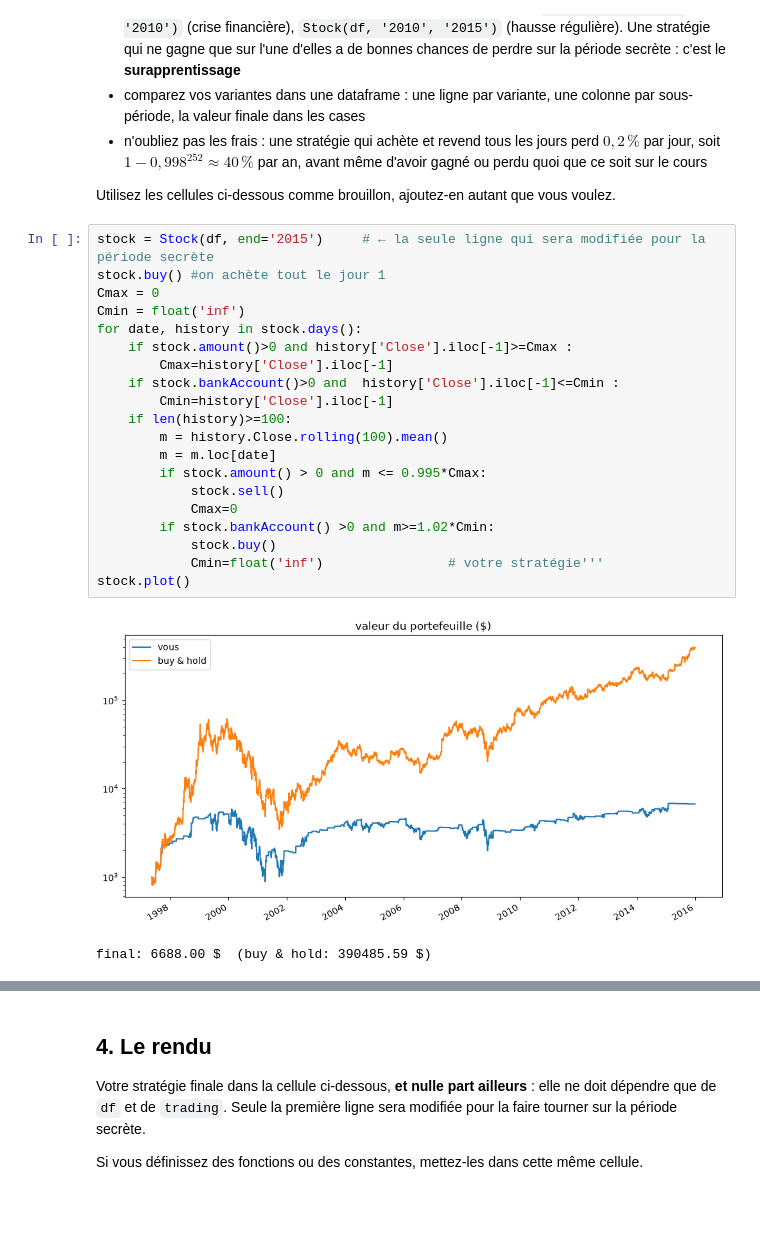
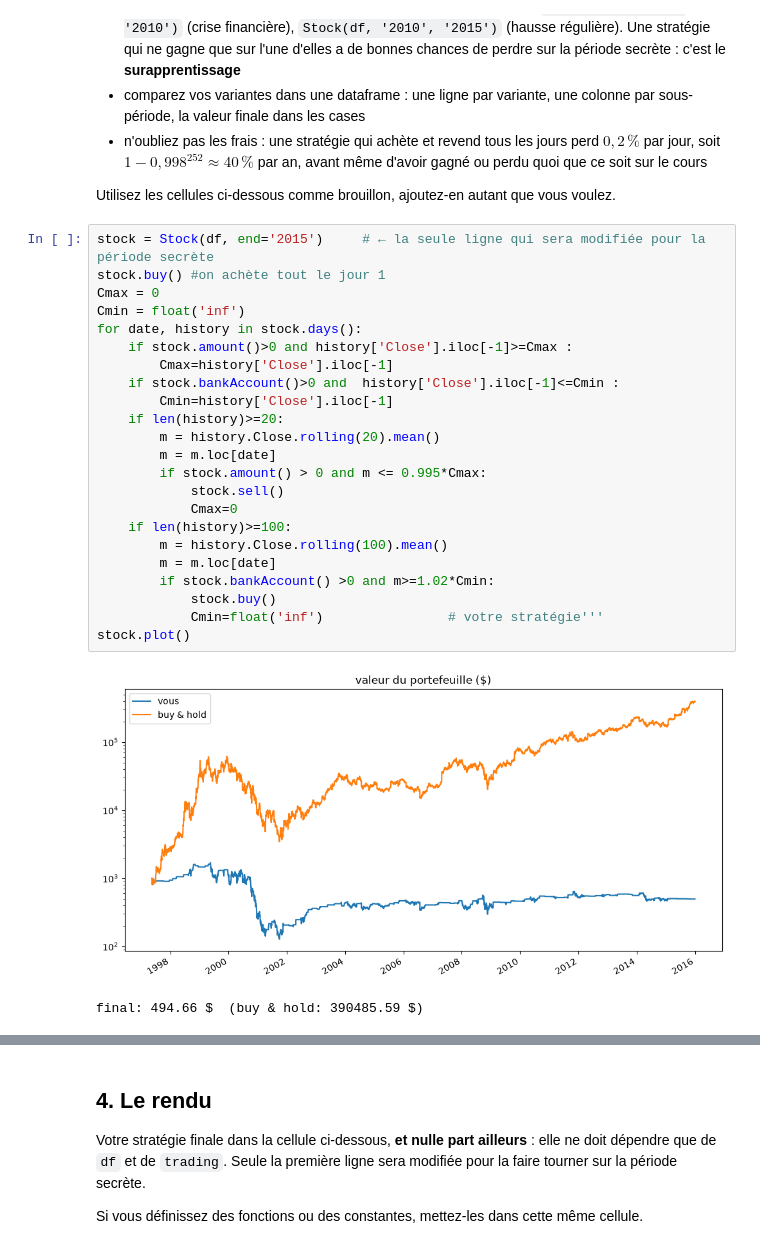
Before and after one commit to SIMVIA-lucas-sovre/projet-trading-pandas, a Jupyter notebook: groupe-2.ipynb, the cells around one changed output, grey strips where cells are left out. Cells and saved outputs as stored; diff of their text form; blank space fills up the shorter version.

```diff
--- a/groupe-2.ipynb
+++ b/groupe-2.ipynb
@@ -326,24 +326,27 @@ Utilisez les cellules ci-dessous comme brouillon, ajoutez-en autant que vous vou
 # %%
 stock = Stock(df, end='2015')     # ← la seule ligne qui sera modifiée pour la période secrète
 stock.buy() #on achète tout le jour 1
 Cmax = 0
 Cmin = float('inf')
 for date, history in stock.days():
     if stock.amount()>0 and history['Close'].iloc[-1]>=Cmax :
         Cmax=history['Close'].iloc[-1]
     if stock.bankAccount()>0 and  history['Close'].iloc[-1]<=Cmin :
         Cmin=history['Close'].iloc[-1]
-    if len(history)>=100:
-        m = history.Close.rolling(100).mean()
+    if len(history)>=20:
+        m = history.Close.rolling(20).mean()
         m = m.loc[date]
         if stock.amount() > 0 and m <= 0.995*Cmax:
             stock.sell()
             Cmax=0
+    if len(history)>=100:
+        m = history.Close.rolling(100).mean()
+        m = m.loc[date]
         if stock.bankAccount() >0 and m>=1.02*Cmin:
             stock.buy()
             Cmin=float('inf')                # votre stratégie'''
 stock.plot()
 # %% [output]
-[figure, old version]
+[figure, new version]
-final: 6688.00 $  (buy & hold: 390485.59 $)
+final: 494.66 $  (buy & hold: 390485.59 $)
 # %%
```
Also changed, not shown: parts of 2 cells of this notebook.
